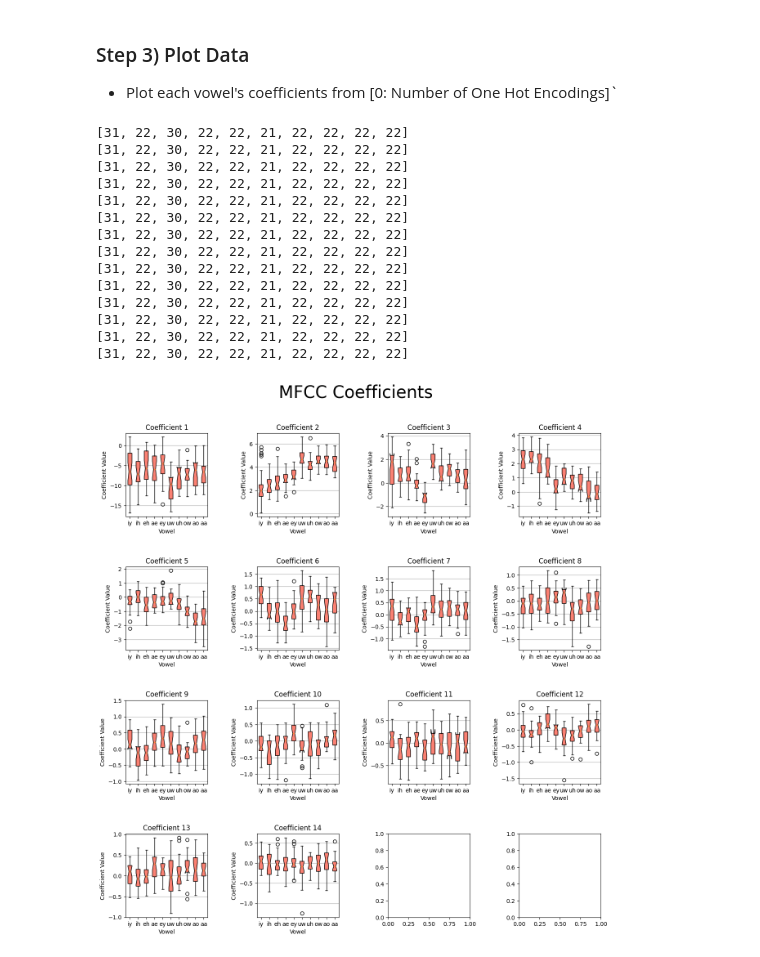
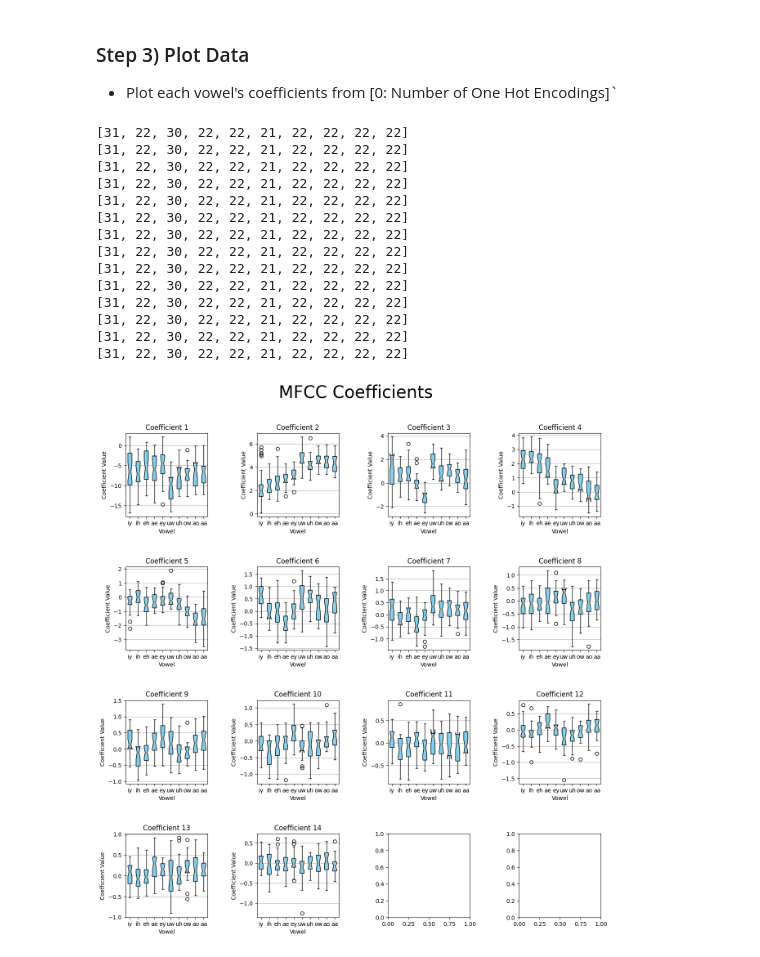
Before and after one commit to Ky-Ng/Vowel-Detection-NN, a Jupyter notebook: Main_Scripts/Visualize_Parameters.ipynb, the cells around one changed output. Saved outputs shown, nothing was run; the diff lists cells and outputs as text; code cells hidden in the pictures.

```diff
--- a/Main_Scripts/Visualize_Parameters.ipynb
+++ b/Main_Scripts/Visualize_Parameters.ipynb
@@ -89,32 +89,32 @@ for i in range(NUM_COEFFICIENTS):
     cur_plot = axes[i // side_len][i % side_len]
     cur_plot.set_title(f"Coefficient {i+1}")
     cur_plot.set_ylabel(f"Coefficient Value")
     cur_plot.set_xlabel(f"Vowel")
     cur_plot.yaxis.grid(True)
 
 
     print([len(vowel_coefficients[:, i]) for vowel_coefficients in list(vowel_coefficient_mapping.values())])
     cur_plot.boxplot(
         [vowel_coefficients[:, i] for vowel_coefficients in vowel_coefficient_mapping.values()],
         labels=vowel_coefficient_mapping.keys(),
-        boxprops=dict(facecolor="salmon"),
+        boxprops=dict(facecolor="skyblue"),
         notch=True,
         vert=True,
         patch_artist=True,
     )
 # %% [output]
 [31, 22, 30, 22, 22, 21, 22, 22, 22, 22]
 [31, 22, 30, 22, 22, 21, 22, 22, 22, 22]
 [31, 22, 30, 22, 22, 21, 22, 22, 22, 22]
 [31, 22, 30, 22, 22, 21, 22, 22, 22, 22]
 [31, 22, 30, 22, 22, 21, 22, 22, 22, 22]
 [31, 22, 30, 22, 22, 21, 22, 22, 22, 22]
 [31, 22, 30, 22, 22, 21, 22, 22, 22, 22]
 [31, 22, 30, 22, 22, 21, 22, 22, 22, 22]
 [31, 22, 30, 22, 22, 21, 22, 22, 22, 22]
 [31, 22, 30, 22, 22, 21, 22, 22, 22, 22]
 [31, 22, 30, 22, 22, 21, 22, 22, 22, 22]
 [31, 22, 30, 22, 22, 21, 22, 22, 22, 22]
 [31, 22, 30, 22, 22, 21, 22, 22, 22, 22]
 [31, 22, 30, 22, 22, 21, 22, 22, 22, 22]
-[figure, old version]
+[figure, new version]
```
